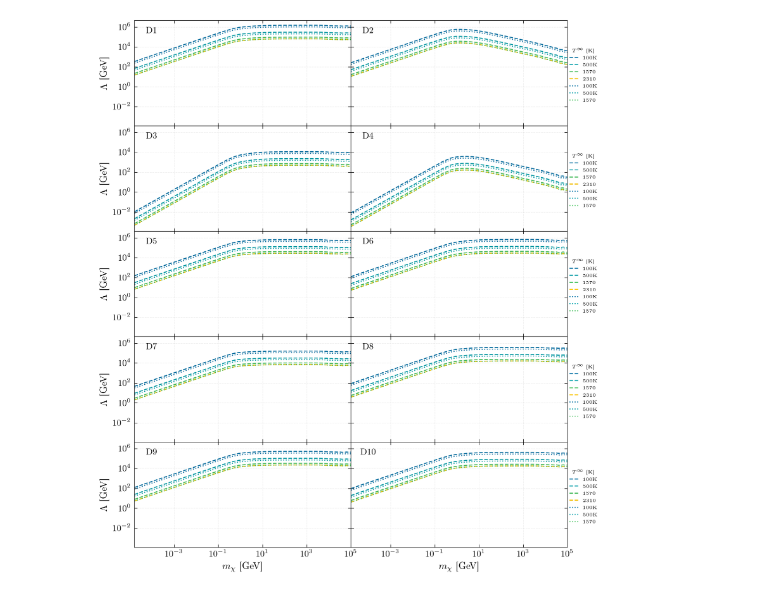
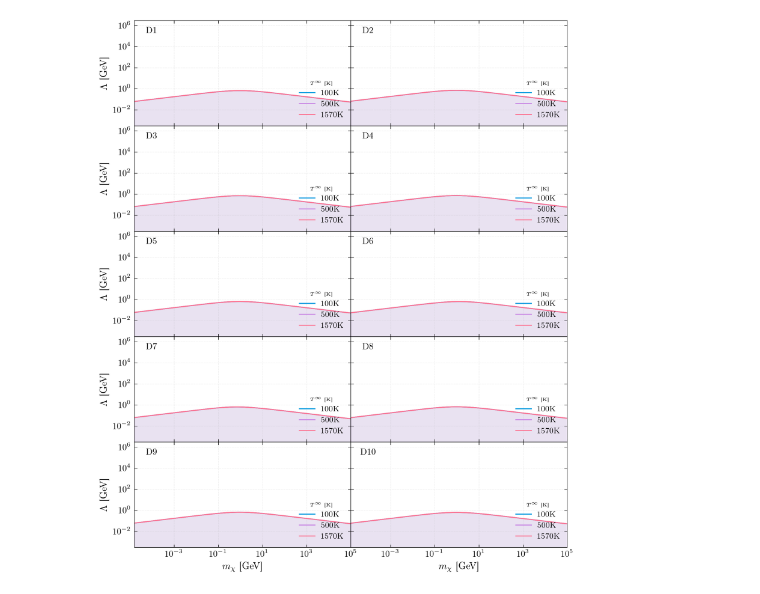
Before and after one commit to mvirgato/Masters, a Jupyter notebook: Heating/pyHeat.ipynb, the cells around one changed output. Saved outputs shown, nothing was run; the diff lists cells and outputs as text; code cells hidden in the pictures.

```diff
--- a/Heating/pyHeat.ipynb
+++ b/Heating/pyHeat.ipynb
@@ -45,6 +45,11 @@ aheatfilesFD = glob.glob('*AheatingFD.dat')
 aheat_dataFD = {}
 for file in aheatfilesFD:
     aheat_dataFD[file.replace('_AheatingFD.dat', '')] = pd.read_csv(file, sep="\t", header = None)
+
+FSfiles = glob.glob('*FSheating.dat')
+FS_data = {}
+for file in FSfiles:
+    FS_data[file.replace('_FSheating.dat', '')] = pd.read_csv(file, sep="\t", header = None)
 # %%
 def kinetic_heating_plots():
 
@@ -123,7 +128,7 @@ def kinetic_heatingFD_plots():
     plt.savefig('KheatingFD_plots.pdf')
     plt.show()
 
-def ann_heatingFD_plots():
+def FS_heating_plots():
 
     fig, ax = plt.subplots(figsize = (8, 10), ncols=2, nrows =5, sharey = True, sharex = True, dpi = 300)
     fig.subplots_adjust(hspace=0, wspace=0)
@@ -132,9 +137,9 @@ def ann_heatingFD_plots():
     i=1
     for m, row in enumerate(ax):
         for n, col in enumerate(row):
-            for j in range(len(aheat_dataFD['d'+str(i)].columns))[1:]:
-                col.loglog(aheat_dataFD['d'+str(i)][0], aheat_dataFD['d'+str(i)][j], coloursa[j-1], label = leg_labelsa[j-1])
-                col.fill_between(aheat_dataFD['d'+str(i)][0], aheat_dataFD['d'+str(i)][j], color = coloursa[j-1], alpha = 0.08)
+            for j in range(len(FS_data['d'+str(i)].columns))[1:]:
+                col.loglog(FS_data['d'+str(i)][0], FS_data['d'+str(i)][j], coloursa[j-1], label = leg_labelsa[j-1])
+                col.fill_between(FS_data['d'+str(i)][0], FS_data['d'+str(i)][j], color = coloursa[j-1], alpha = 0.08)
 
             col.text(0.08, 0.9, 'D'+str(i), ha='center', va='center', transform=col.transAxes)
             col.set_xlabel('$m_\chi$ [GeV]')
@@ -145,12 +150,12 @@ def ann_heatingFD_plots():
             if n ==0:
                 col.set_ylabel('$\Lambda$ [GeV]')
             i+=1
-    plt.savefig('Aheating_plotsFD.pdf')
+    plt.savefig('FSheating_plots.pdf')
     plt.show()
-# %%
-combined_heating_plots()
-# %% [output]
-[figure, removed]
+# %%
+FS_heating_plots()
+# %% [output]
+[figure, added]
 # %%
 kinetic_heating_plots()
 # %% [output]
```
Also changed, not shown: parts of 6 cells of this notebook, 35 other files.
